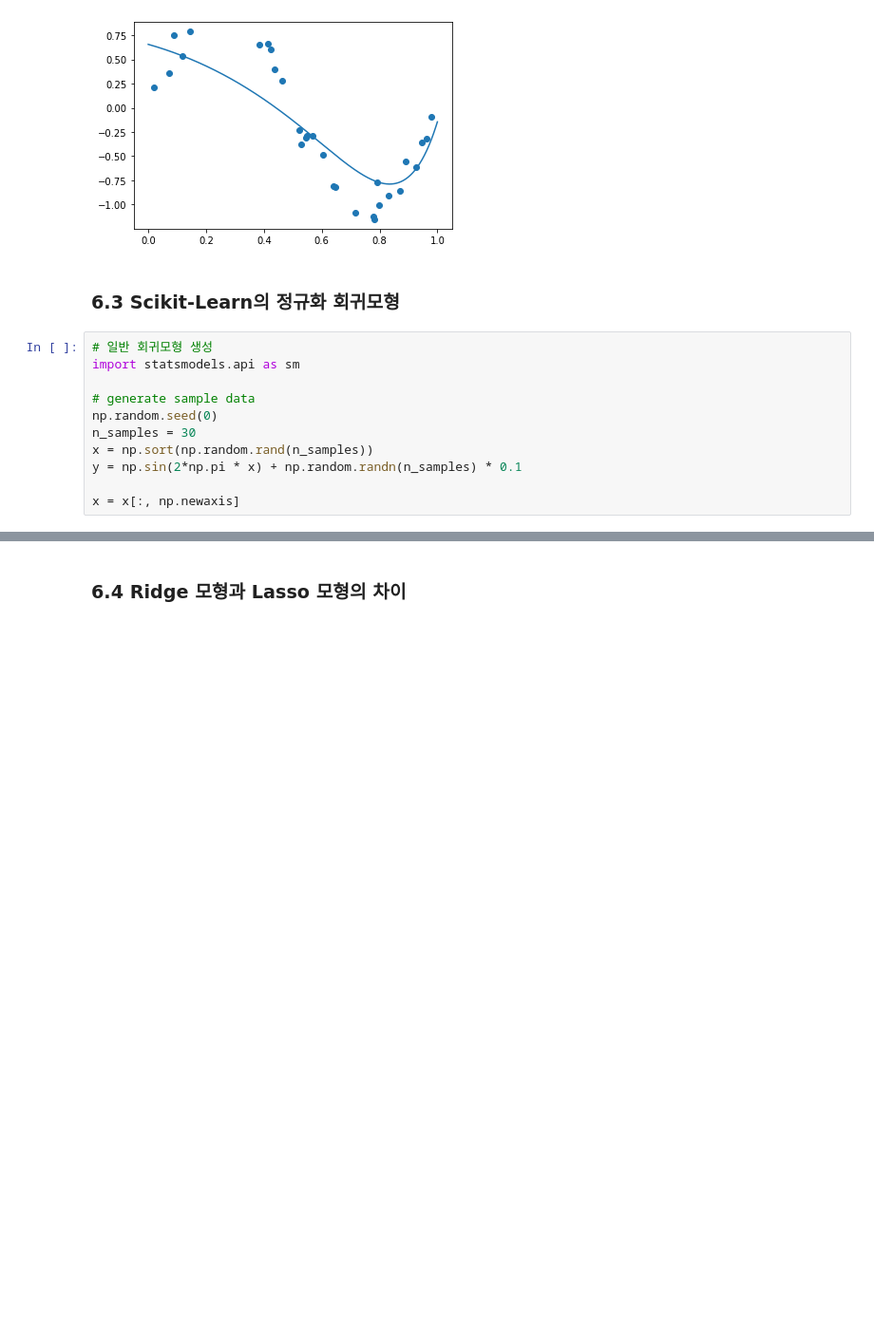
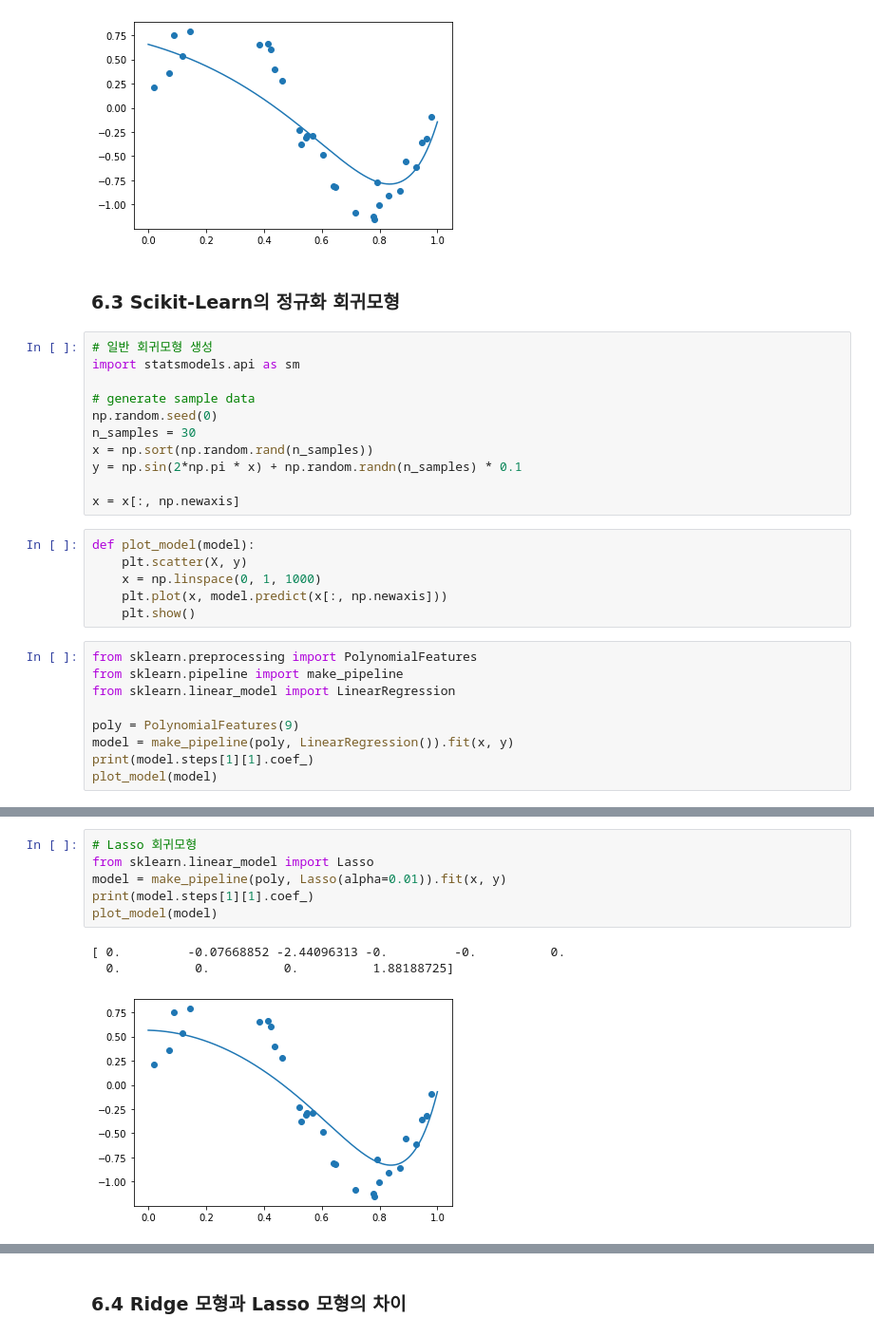
Before and after one commit to lucio-karin0506/SaltLux-Project, a Jupyter notebook: Machine Learning/Machine learning lecture/2장. 회귀분석.ipynb, the cells around one changed output, grey strips where cells are left out. Shown: that part at 95% size. Cells and saved outputs as stored; diff of their text form; blank space fills up the shorter version.

Commit message:
upload all of linear regression lecture

```diff
--- a/Machine Learning/Machine learning lecture/2장. 회귀분석.ipynb
+++ b/Machine Learning/Machine learning lecture/2장. 회귀분석.ipynb
@@ -489,3 +489,18 @@ x = np.sort(np.random.rand(n_samples))
 y = np.sin(2*np.pi * x) + np.random.randn(n_samples) * 0.1
 
 x = x[:, np.newaxis]
+# %%
+def plot_model(model):
+    plt.scatter(X, y)
+    x = np.linspace(0, 1, 1000)
+    plt.plot(x, model.predict(x[:, np.newaxis]))
+    plt.show()
+# %%
+from sklearn.preprocessing import PolynomialFeatures
+from sklearn.pipeline import make_pipeline
+from sklearn.linear_model import LinearRegression
+
+poly = PolynomialFeatures(9)
+model = make_pipeline(poly, LinearRegression()).fit(x, y)
+print(model.steps[1][1].coef_)
+plot_model(model)
@@ -491,0 +512,10 @@ x = x[:, np.newaxis]
+# %%
+# Lasso 회귀모형
+from sklearn.linear_model import Lasso
+model = make_pipeline(poly, Lasso(alpha=0.01)).fit(x, y)
+print(model.steps[1][1].coef_)
+plot_model(model)
+# %% [output]
+[ 0.         -0.07668852 -2.44096313 -0.         -0.          0.
+  0.          0.          0.          1.88188725]
+[figure, added]
```
Also changed, not shown: parts of 44 cells of this notebook.
